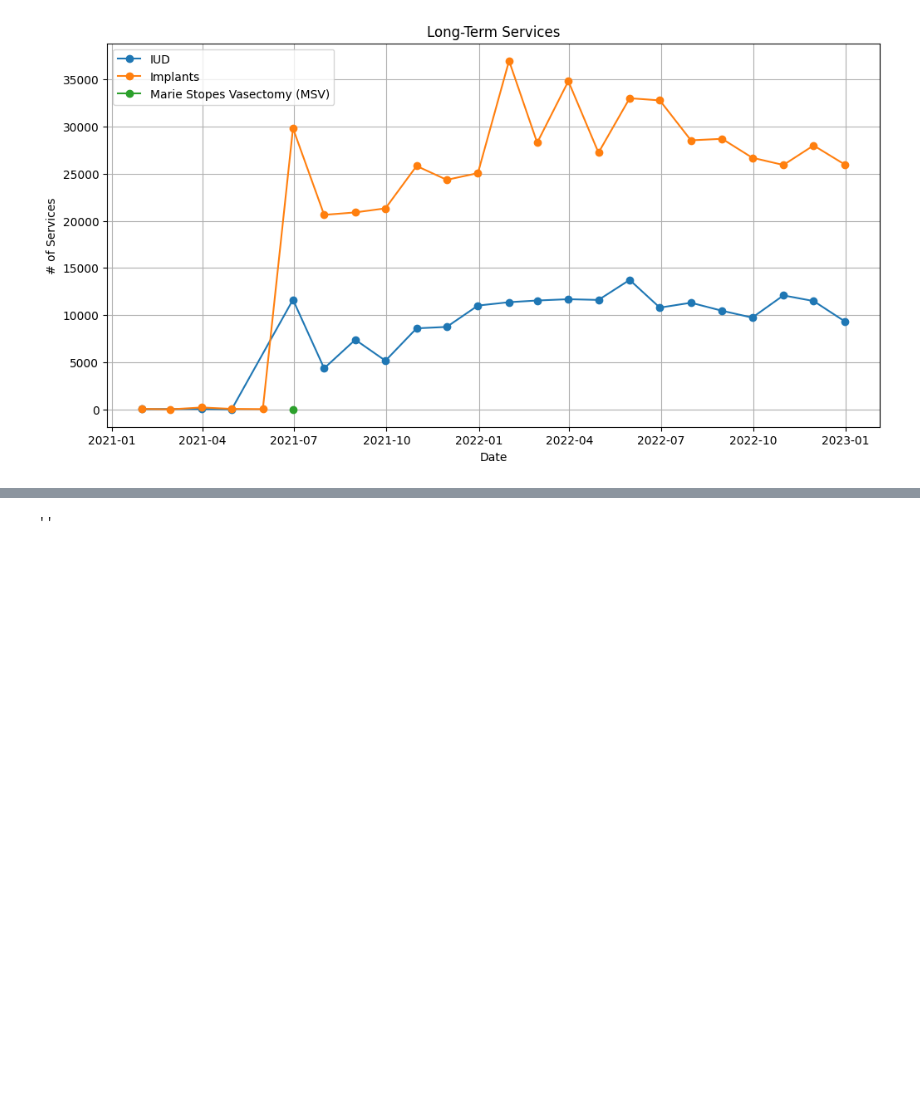
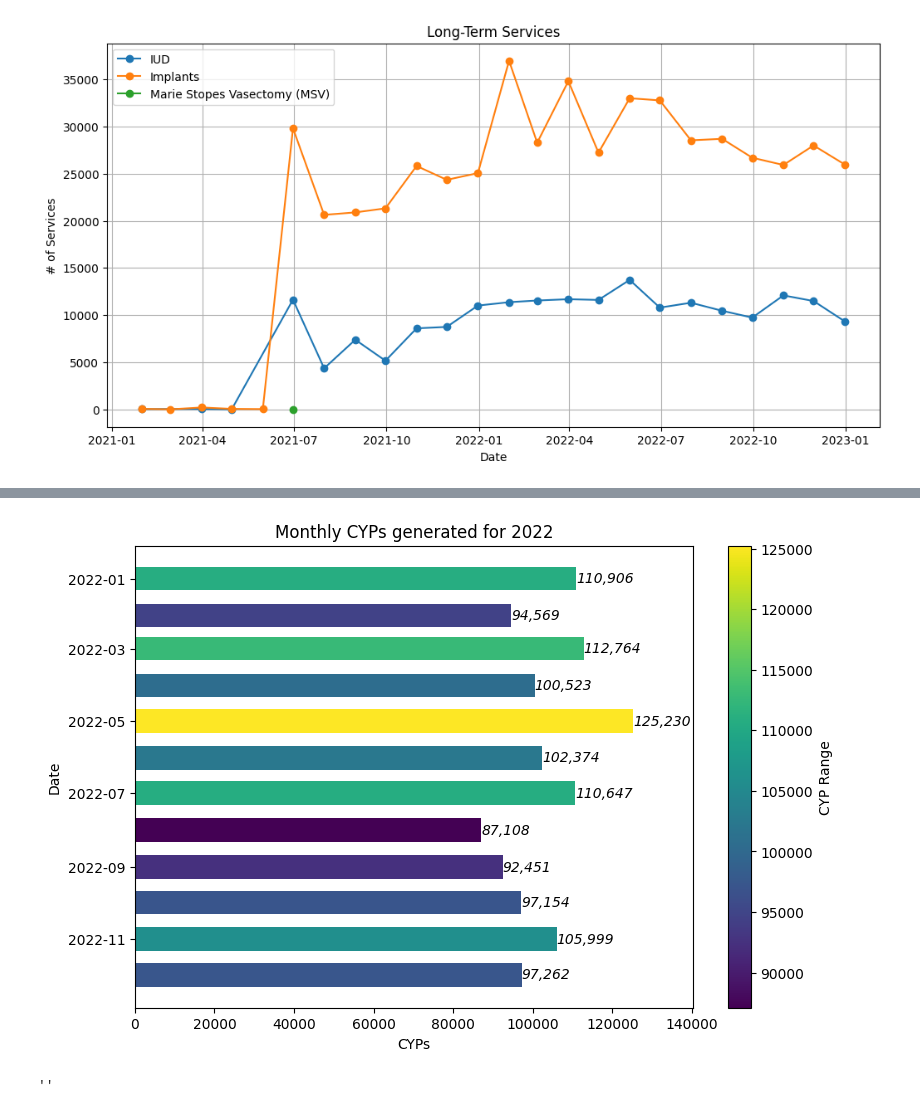
Before and after one commit to KD2029/Data_Analytics_Report-, a Jupyter notebook: code/Untitled.ipynb, the cells around one changed output, grey strips where cells are left out. Drawn from its saved outputs; the diff is of its cells as text; code cells hidden in the pictures; blank space fills up the shorter version.

```diff
--- a/code/Untitled.ipynb
+++ b/code/Untitled.ipynb
@@ -671,3 +742,49 @@ plt.show()
+# %%
+import matplotlib.pyplot as plt
+import pandas as pd
+from matplotlib.cm import ScalarMappable
+from matplotlib.colors import Normalize
+
+# Convert 'Date' column to datetime type
+monthly_cyps['Date'] = pd.to_datetime(monthly_cyps['Date'])
+
+# Sort the DataFrame by date
+monthly_cyps = monthly_cyps.sort_values(by='Date')
+
+# Define the color map and normalization
+cmap = plt.get_cmap('viridis')  # You can choose any colormap you like
+normalize = Normalize(vmin=monthly_cyps['cyps'].min(), vmax=monthly_cyps['cyps'].max())
+
+# Create the bar plot with color mapping
+fig, ax = plt.subplots(figsize=(9, 6))
+bars = ax.barh(monthly_cyps['Date'], monthly_cyps['cyps'], height=20, color=cmap(normalize(monthly_cyps['cyps'])))
+
+# Set labels and title
+plt.xlabel('CYPs')
+plt.ylabel('Date')
+plt.title('Monthly CYPs generated for 2022')
+plt.gca().invert_yaxis()  # Invert the y-axis to show the most recent month at the top
+
+# Get the maximum CYP value
+max_cyp = monthly_cyps['cyps'].max()
+
+# Extend the x-axis limit by 10% of the maximum CYP value
+plt.xlim(0, max_cyp * 1.12)
+
+# Add a color bar
+sm = ScalarMappable(cmap=cmap, norm=normalize)
+sm.set_array([])  # You can set the array to an empty list
+cbar = plt.colorbar(sm, ax=ax)
+cbar.set_label('CYP Range')  # Set the label for the color bar
+
+# Annotate the bars with rounded CYP values
+# Annotate the bars with rounded CYP values
+for index, row in monthly_cyps.iterrows():
+    ax.annotate("{:,}".format(round(row['cyps'])), xy=(row['cyps'], row['Date']), fontstyle='italic', fontsize=10, va='center')
+
+plt.show()
+# %% [output]
+[figure, added]
 # %%
 from fpdf import FPDF
 
```
Also changed, not shown: parts of 5 cells of this notebook.
